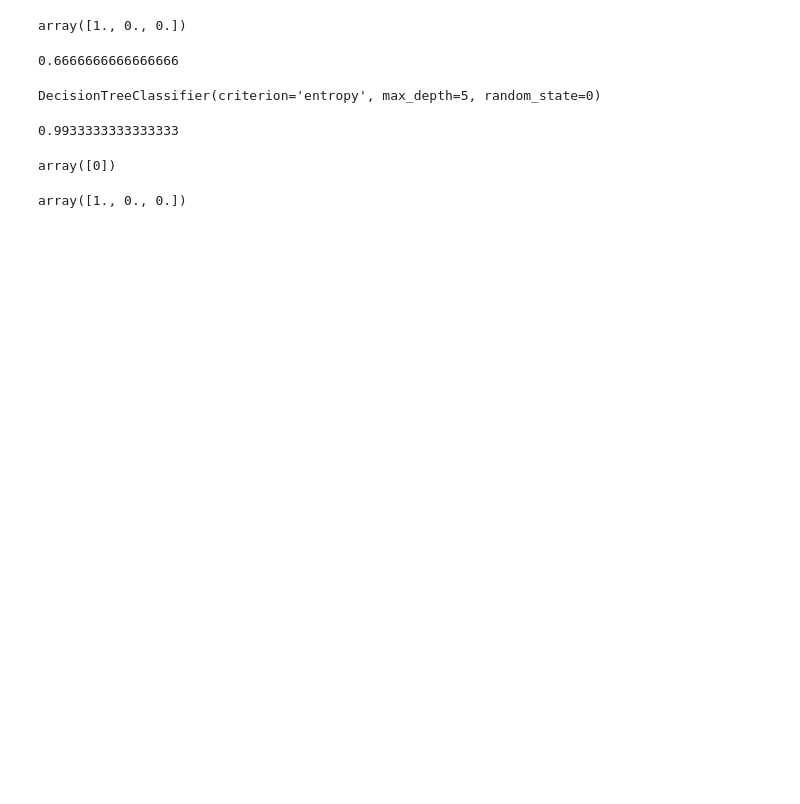
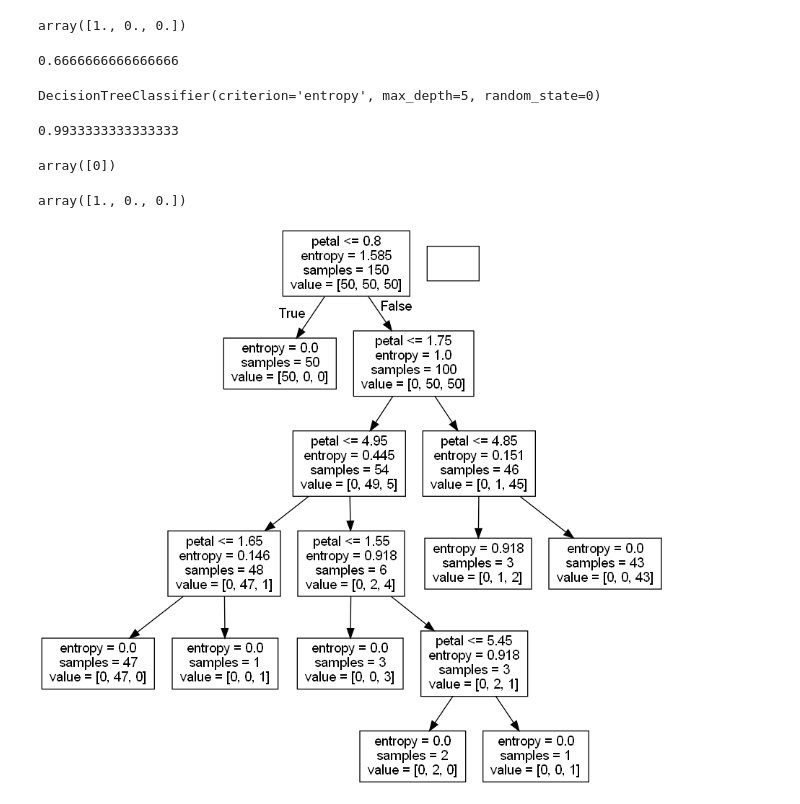
Before and after one commit to chjogit/ai, a Jupyter notebook: source/08_MachineLearning/ch3_분류_분석.ipynb, the cells around one changed output. Drawn from its saved outputs; the diff is of its cells as text; code cells hidden in the pictures; blank space fills up the shorter version.

```diff
--- a/source/08_MachineLearning/ch3_분류_분석.ipynb
+++ b/source/08_MachineLearning/ch3_분류_분석.ipynb
@@ -390,3 +447,7 @@ array([0])
 dt_model5.predict_proba(x_data)[0]
 # %% [output]
 array([1., 0., 0.])
+# %%
+draw_decision_tree(dt_model5, feature_names)
+# %% [output]
+[figure, added]
```
Also changed, not shown: parts of 53 cells of this notebook, 12 other files.
